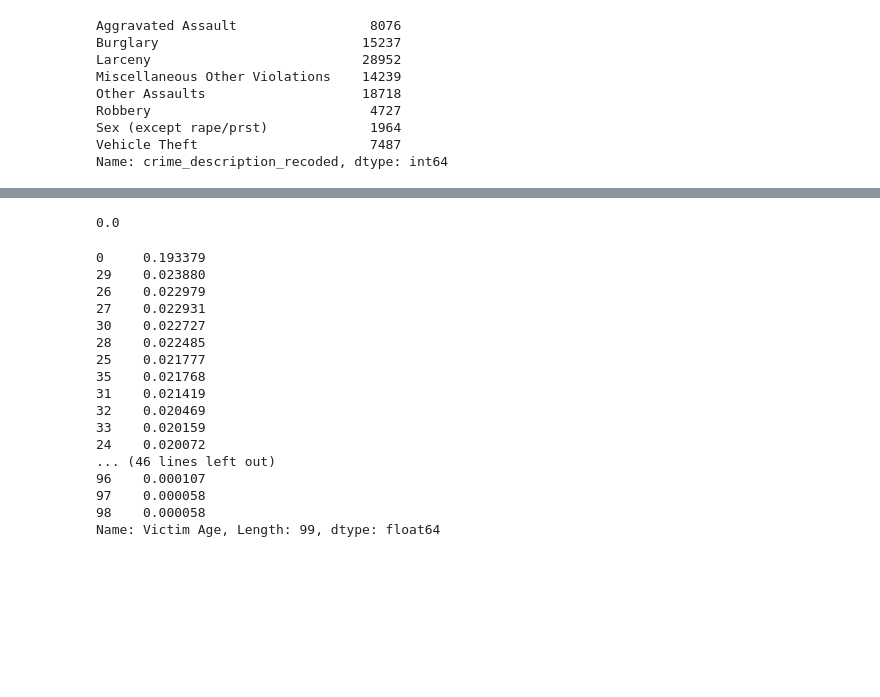
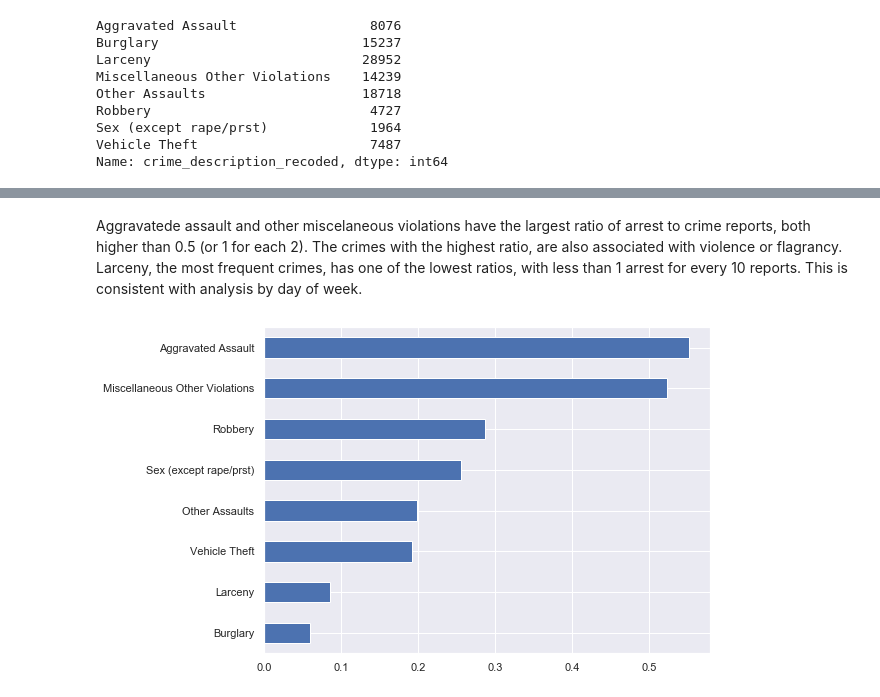
Before and after one commit to abreulastra/crime_analysis, a Jupyter notebook: crime_patterns_LA.ipynb, the cells around one changed output, grey strips where cells are left out. Cells and saved outputs as stored; diff of their text form; code cells hidden in the pictures; blank space fills up the shorter version.

```diff
--- a/crime_patterns_LA.ipynb
+++ b/crime_patterns_LA.ipynb
@@ -297,2 +160,0 @@ Name: Arrest Type Code, dtype: float64
-# %%
-arr['br'] = arr['Charge Description'].str.contains('|'.join(['BRANDISH']))
@@ -436,24 +186,0 @@ cri['victim_female']=[1 if x == 'F' else 0 for x in cri['Victim Sex']]
-# %%
-cri['Victim Age'].isnull().mean()
-# %% [output]
-0.0
-# %%
-cri['Victim Age'].value_counts() / cri.shape[0]
-# %% [output]
-0     0.193379
-29    0.023880
-26    0.022979
-27    0.022931
-30    0.022727
-28    0.022485
-25    0.021777
-35    0.021768
-31    0.021419
-32    0.020469
-33    0.020159
-24    0.020072
-... (46 lines left out)
-96    0.000107
-97    0.000058
-98    0.000058
-Name: Victim Age, Length: 99, dtype: float64
@@ -459,0 +190,6 @@ Name: Victim Age, Length: 99, dtype: float64
+# %% [markdown]
+Aggravatede assault and other miscelaneous violations have the largest ratio of arrest to crime reports, both higher than 0.5 (or 1 for each 2). The crimes with the highest ratio, are also associated with violence or flagrancy. Larceny, the most frequent crimes, has one of the lowest ratios, with less than 1 arrest for every 10 reports. This is consistent with analysis by day of week.
+# %%
+ratio.sort_values().plot(kind='barh', figsize=(8, 6));
+# %% [output]
+[figure, added]
```
Also changed, not shown: parts of 73 cells of this notebook, 2 other files.
